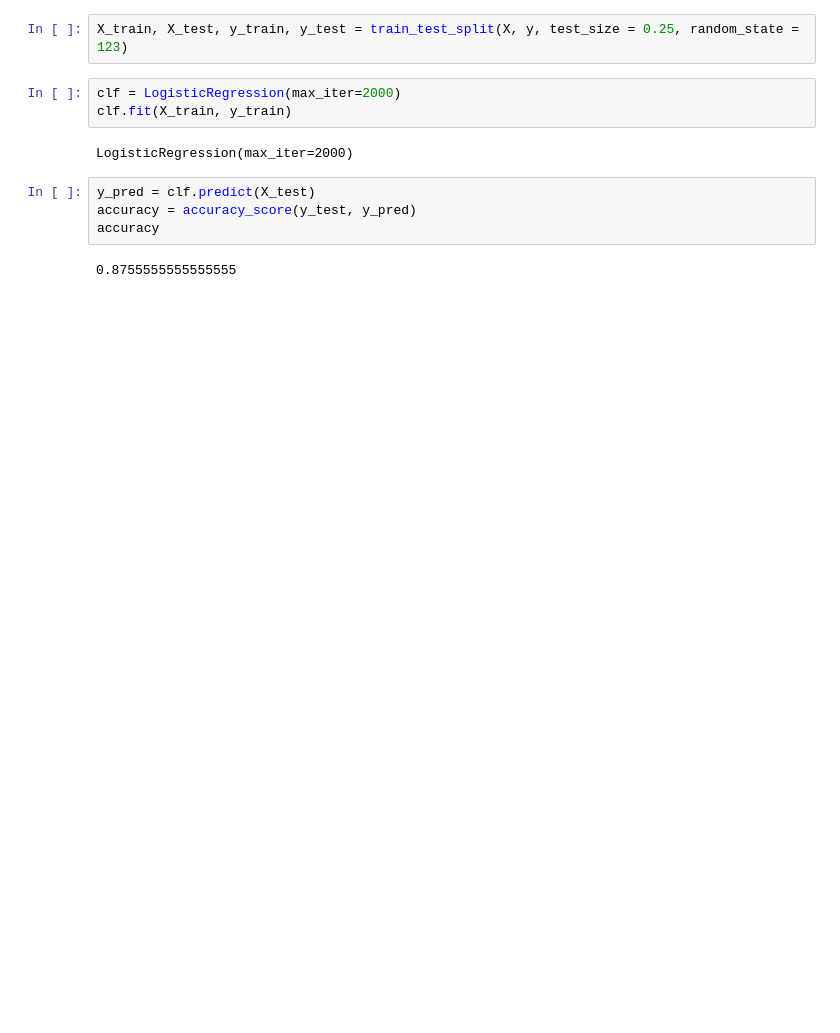
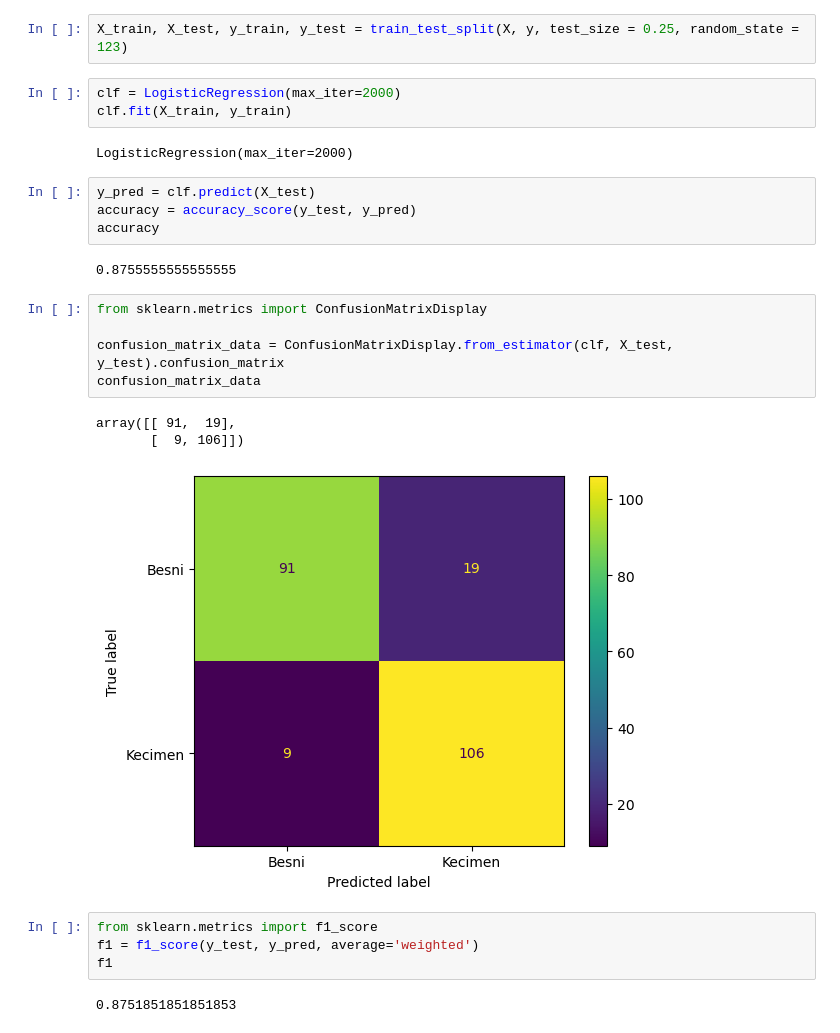
Before and after one commit to ybaher/raisin_classification, a Jupyter notebook: crazy_raisins.ipynb, the cells around one changed output. Cells and saved outputs as stored; diff of their text form; blank space fills up the shorter version.

Commit message:
Added confusion matrix and F1 score. Amended introduction to include a more clear question.

```diff
--- a/crazy_raisins.ipynb
+++ b/crazy_raisins.ipynb
@@ -81,3 +106,18 @@ accuracy = accuracy_score(y_test, y_pred)
 accuracy
 # %% [output]
 0.8755555555555555
+# %%
+from sklearn.metrics import ConfusionMatrixDisplay
+
+confusion_matrix_data = ConfusionMatrixDisplay.from_estimator(clf, X_test, y_test).confusion_matrix
+confusion_matrix_data
+# %% [output]
+array([[ 91,  19],
+       [  9, 106]])
+[figure, added]
+# %%
+from sklearn.metrics import f1_score
+f1 = f1_score(y_test, y_pred, average='weighted')
+f1
+# %% [output]
+0.8751851851851853
```
Also changed, not shown: parts of 2 cells of this notebook.
